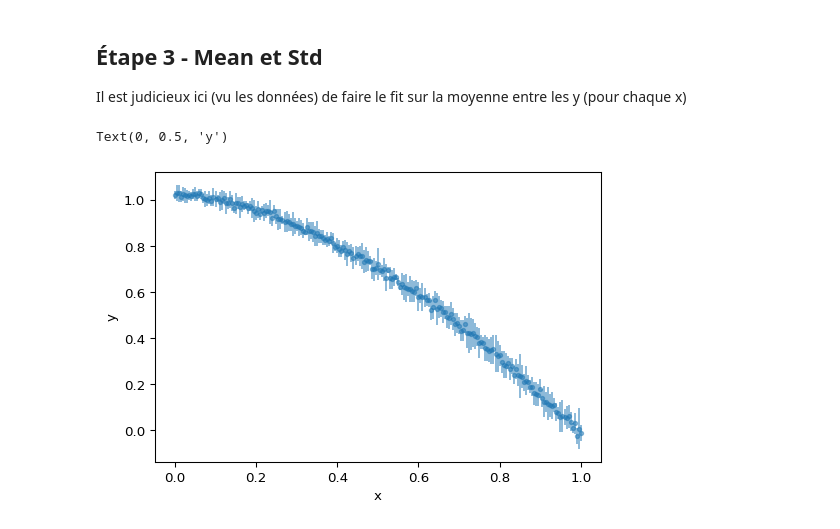
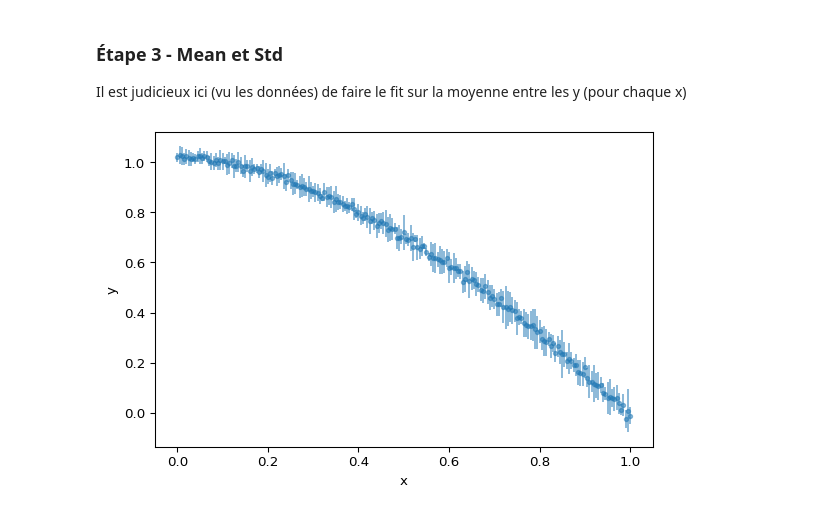
Before and after one commit to mr-sheg/PHS2223, a Jupyter notebook: Demo 1 - curvefitting.ipynb, the cells around one changed output. Drawn from its saved outputs; the diff is of its cells as text; code cells hidden in the pictures.

```diff
--- a/Demo 1 - curvefitting.ipynb
+++ b/Demo 1 - curvefitting.ipynb
@@ -88,17 +90,17 @@ plt.legend()
 # %% [markdown]
-## Étape 3 - Mean et Std
+### Étape 3 - Mean et Std
 
 Il est judicieux ici (vu les données) de faire le fit sur la moyenne entre les y (pour chaque x)
 # %%
 y_mean = Y.mean(axis=1)
 y_std = Y.std(axis=1)
 
 # newplot
 plt.figure(dpi=96)
 plt.errorbar(x, y=y_mean, yerr=2*y_std, fmt='.', alpha=0.5)
 plt.xlabel('x')
 plt.ylabel('y')
+plt.tight_layout()
 # %% [output]
-Text(0, 0.5, 'y')
-[figure, old version]
+[figure, new version]
 # %% [markdown]
```
Also changed, not shown: parts of 15 cells of this notebook.
